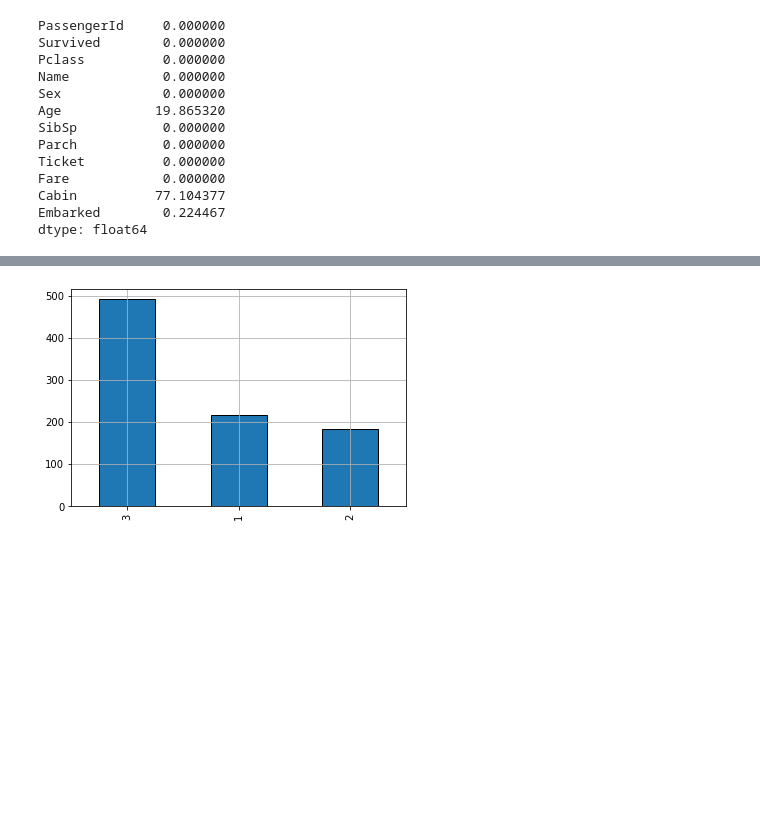
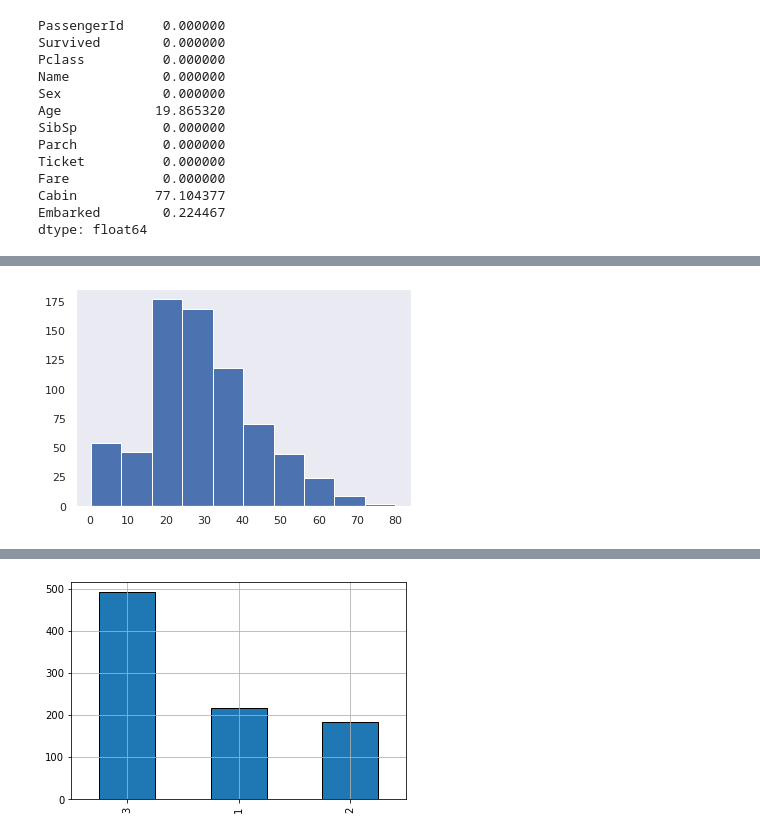
Before and after one commit to nikunjprajapati22/Scaler_Hackathon, a Jupyter notebook: Titanic_Scaler_Hackathon.ipynb, the cells around one changed output, grey strips where cells are left out. Cells and saved outputs as stored; diff of their text form; code cells hidden in the pictures; blank space fills up the shorter version.

```diff
--- a/Titanic_Scaler_Hackathon.ipynb
+++ b/Titanic_Scaler_Hackathon.ipynb
@@ -4,6 +4,7 @@ import pandas as pd
 # %%
 import matplotlib.pyplot as plt
 import seaborn as sns
+sns.set(style="darkgrid")
 # %%
 df = pd.read_csv('/home/warrior/Downloads/train.csv')
 # %%
@@ -103,3 +146,9 @@ Fare            0.000000
 Cabin          77.104377
 Embarked        0.224467
 dtype: float64
+# %%
+#passengerIds are uniue
+#Names are unique
+#Ticket nums are mostly unique
+#cabin has 77% null values
+df.drop(['PassengerId','Name','Ticket','Cabin'],axis=1,inplace=True)
@@ -105,0 +186,5 @@ dtype: float64
+# %%
+plt.hist(df['Age'],label=True)
+plt.grid()
+# %% [output]
+[figure, added]
```
Also changed, not shown: parts of 37 cells of this notebook.
